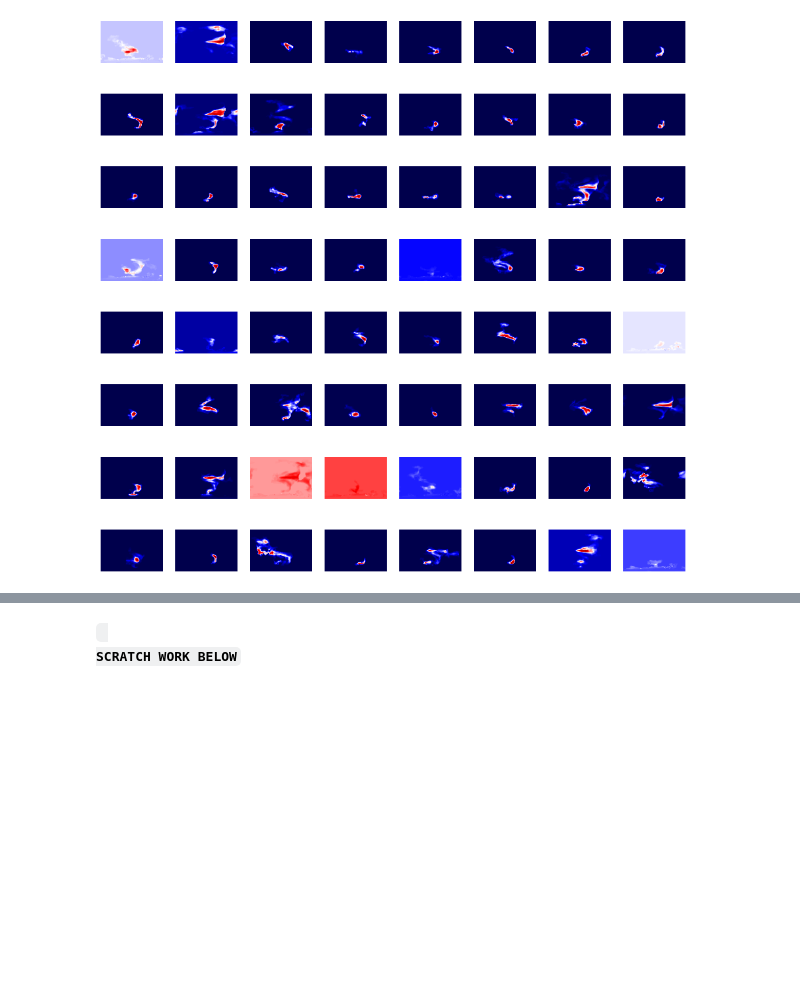
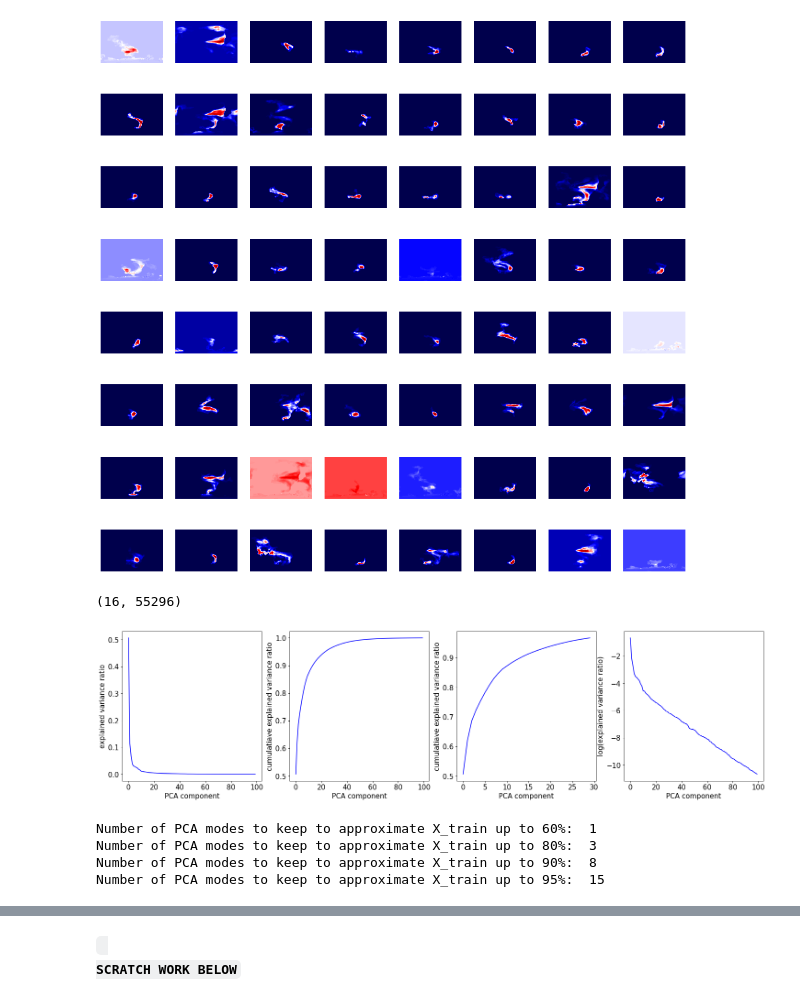
Before and after one commit to CassiaCai/marine_heatwaves, a Jupyter notebook: 4_bloblikeevents.ipynb, the cells around one changed output, grey strips where cells are left out. Saved outputs shown, nothing was run; the diff lists cells and outputs as text; code cells hidden in the pictures; blank space fills up the shorter version.

```diff
--- a/4_bloblikeevents.ipynb
+++ b/4_bloblikeevents.ipynb
@@ -226,0 +219,11 @@ plot_grid(X, 8)
+# %%
+mean_data = np.mean(X,0)
+centered_X = X - mean_data
+
+pca = PCA(n_components = 100)
+pca.fit(centered_X) #X_train_standard
+
+components = pca.components_
+print(components[:16,:].shape)
+# %% [output]
+(16, 55296)
@@ -226,0 +252,34 @@ plot_grid(X, 8)
+# %%
+# -- Plot the singular values
+plt.rcParams["figure.figsize"] = (25,6)
+
+plt.subplot(1, 4, 1)
+plt.plot(sv_scaled, 'blue') # equivalent to pca.explained_variance_ratio_
+plt.xticks(fontsize=15); plt.yticks(fontsize=15)
+plt.xlabel('PCA component', fontsize=15)
+plt.ylabel('explained variance ratio', fontsize=15)
+
+plt.subplot(1, 4, 2)
+plt.plot(sv_total, 'blue')
+plt.xticks(fontsize=15); plt.yticks(fontsize=15)
+
+plt.xlabel('PCA component', fontsize=15)
+plt.ylabel('cumulatiave explained variance ratio', fontsize=15)
+
+plt.subplot(1, 4, 3)
+plt.plot(sv_total[:30], 'blue')
+plt.xticks(fontsize=15); plt.yticks(fontsize=15)
+
+plt.xlabel('PCA component', fontsize=15)
+plt.ylabel('cumulatiave explained variance ratio', fontsize=15)
+
+plt.subplot(1, 4, 4)
+plt.plot(np.log(sv_scaled),'blue') # equivalent to np.log(pca.singular_values_)
+# plt.plot(np.log(pca.singular_values_))
+plt.xticks(fontsize=15); plt.yticks(fontsize=15)
+plt.xlabel('PCA component', fontsize=15)
+plt.ylabel('log(explained variance ratio)', fontsize=15)
+
+plt.show()
+# %% [output]
+[figure, added]
@@ -226,0 +290,21 @@ plot_grid(X, 8)
+# %%
+def no_pca_modes(ratio):
+    pca_test = PCA(n_components=1)
+    pca_test.fit(X)
+    np.sqrt(sum(pca_test.singular_values_**2))
+    i = 1
+    while np.sqrt(sum(pca_test.singular_values_**2)) < ratio*frobenius_norm:
+        i += 1
+        pca_test = PCA(n_components=i)
+        pca_test.fit(X)
+    return i
+
+print('Number of PCA modes to keep to approximate X_train up to 60%: ', no_pca_modes(0.6))
+print('Number of PCA modes to keep to approximate X_train up to 80%: ',no_pca_modes(0.8))
+print('Number of PCA modes to keep to approximate X_train up to 90%: ',no_pca_modes(0.9))
+print('Number of PCA modes to keep to approximate X_train up to 95%: ',no_pca_modes(0.95))
+# %% [output]
+Number of PCA modes to keep to approximate X_train up to 60%:  1
+Number of PCA modes to keep to approximate X_train up to 80%:  3
+Number of PCA modes to keep to approximate X_train up to 90%:  8
+Number of PCA modes to keep to approximate X_train up to 95%:  15
```
Also changed, not shown: parts of 6 cells of this notebook.
